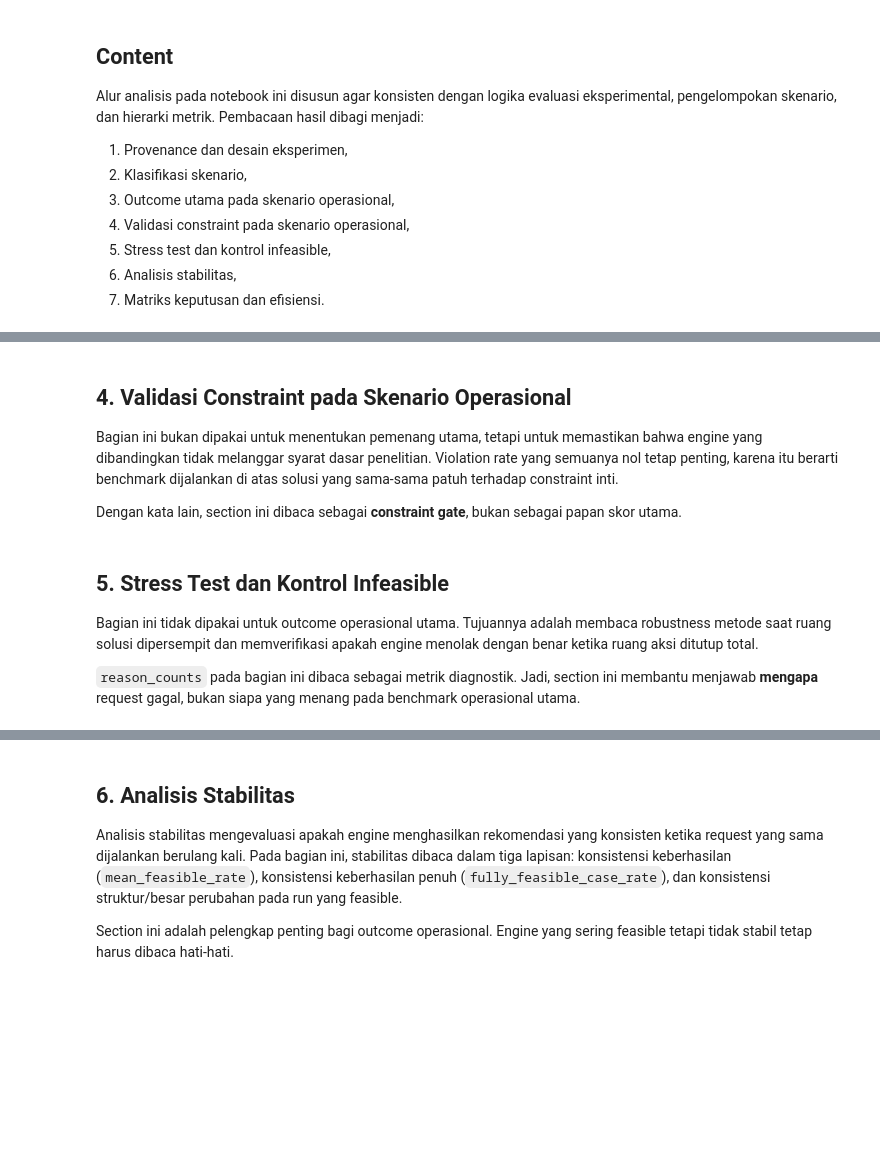
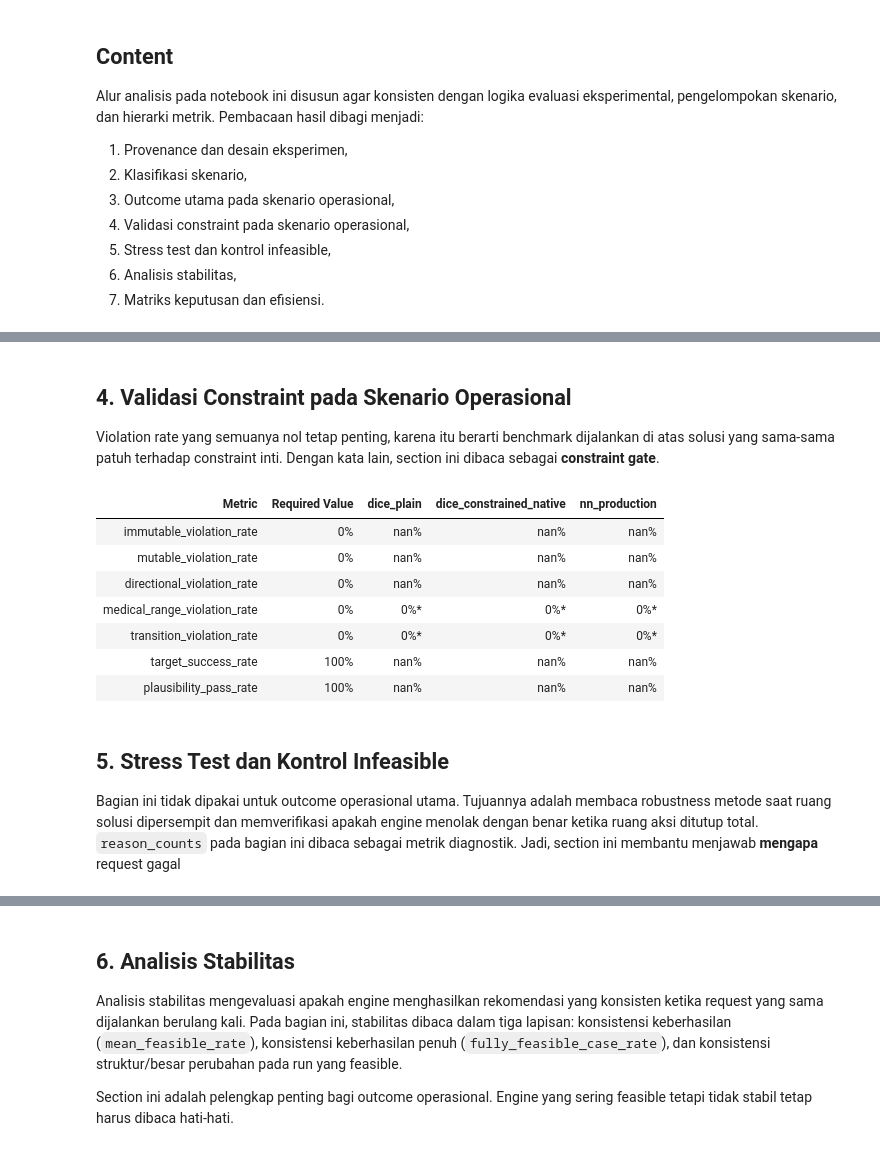
Before and after one commit to Diabetify-2-0/diabetify-cf, a Jupyter notebook: experiments/notebooks/core_benchmark.ipynb, the cells around one changed output, grey strips where cells are left out. Cells and saved outputs as stored; diff of their text form; code cells hidden in the pictures; blank space fills up the shorter version.

```diff
--- a/experiments/notebooks/core_benchmark.ipynb
+++ b/experiments/notebooks/core_benchmark.ipynb
@@ -330,9 +394,7 @@ if not scenario_view.empty:
 # %% [markdown]
 ## 4. Validasi Constraint pada Skenario Operasional
 
-Bagian ini bukan dipakai untuk menentukan pemenang utama, tetapi untuk memastikan bahwa engine yang dibandingkan tidak melanggar syarat dasar penelitian. Violation rate yang semuanya nol tetap penting, karena itu berarti benchmark dijalankan di atas solusi yang sama-sama patuh terhadap constraint inti.
-
-Dengan kata lain, section ini dibaca sebagai **constraint gate**, bukan sebagai papan skor utama.
+Violation rate yang semuanya nol tetap penting, karena itu berarti benchmark dijalankan di atas solusi yang sama-sama patuh terhadap constraint inti. Dengan kata lain, section ini dibaca sebagai **constraint gate**.
 # %%
 if not scenario_df.empty:
     constraint_view = scenario_view.loc[
@@ -364,40 +426,46 @@ if not scenario_df.empty:
     validity_by_engine = constraint_summary.set_index("engine").reindex(ENGINE_ORDER)
     mandatory_validity_rows = []
     exported_validity_metrics = [
         ("immutable_violation_rate", "0%"),
         ("mutable_violation_rate", "0%"),
         ("directional_violation_rate", "0%"),
     ]
     for metric, required_value in exported_validity_metrics:
         row = {"Metric": metric, "Required Value": required_value}
         row.update({engine: f"{validity_by_engine.loc[engine, metric]:.1%}" for engine in ENGINE_ORDER})
         mandatory_validity_rows.append(row)
 
     for metric in ["medical_range_violation_rate", "transition_violation_rate"]:
         row = {"Metric": metric, "Required Value": "0%"}
         row.update({engine: "0%*" for engine in ENGINE_ORDER})
         mandatory_validity_rows.append(row)
 
     for metric in ["target_success_rate", "plausibility_pass_rate"]:
         row = {"Metric": metric, "Required Value": "100%"}
         row.update({engine: f"{validity_by_engine.loc[engine, metric]:.1%}" for engine in ENGINE_ORDER})
         mandatory_validity_rows.append(row)
 
     mandatory_validity_table = pd.DataFrame(mandatory_validity_rows)
     display(mandatory_validity_table.style.hide(axis="index"))
-    display(Markdown("* `medical_range_violation_rate` dan `transition_violation_rate` dijamin 0% oleh hard gate postprocessor, tetapi belum diekspor sebagai kolom agregat mandiri."))
 
     all_zero = bool((constraint_summary[[
         "immutable_violation_rate",
         "mutable_violation_rate",
         "directional_violation_rate",
     ]] == 0).all().all())
+# %% [output]
+| Metric | Required Value | dice_plain | dice_constrained_native | nn_production |
+| immutable_violation_rate | 0% | nan% | nan% | nan% |
+| mutable_violation_rate | 0% | nan% | nan% | nan% |
+| directional_violation_rate | 0% | nan% | nan% | nan% |
+| medical_range_violation_rate | 0% | 0%* | 0%* | 0%* |
+| transition_violation_rate | 0% | 0%* | 0%* | 0%* |
+| target_success_rate | 100% | nan% | nan% | nan% |
+| plausibility_pass_rate | 100% | nan% | nan% | nan% |
 # %% [markdown]
 ## 5. Stress Test dan Kontrol Infeasible
 
-Bagian ini tidak dipakai untuk outcome operasional utama. Tujuannya adalah membaca robustness metode saat ruang solusi dipersempit dan memverifikasi apakah engine menolak dengan benar ketika ruang aksi ditutup total.
-
-`reason_counts` pada bagian ini dibaca sebagai metrik diagnostik. Jadi, section ini membantu menjawab **mengapa** request gagal, bukan siapa yang menang pada benchmark operasional utama.
+Bagian ini tidak dipakai untuk outcome operasional utama. Tujuannya adalah membaca robustness metode saat ruang solusi dipersempit dan memverifikasi apakah engine menolak dengan benar ketika ruang aksi ditutup total. `reason_counts` pada bagian ini dibaca sebagai metrik diagnostik. Jadi, section ini membantu menjawab **mengapa** request gagal
 # %%
 if not scenario_df.empty:
     stress_view = scenario_view.loc[
```
Also changed, not shown: parts of 12 cells of this notebook, 23 other files.
